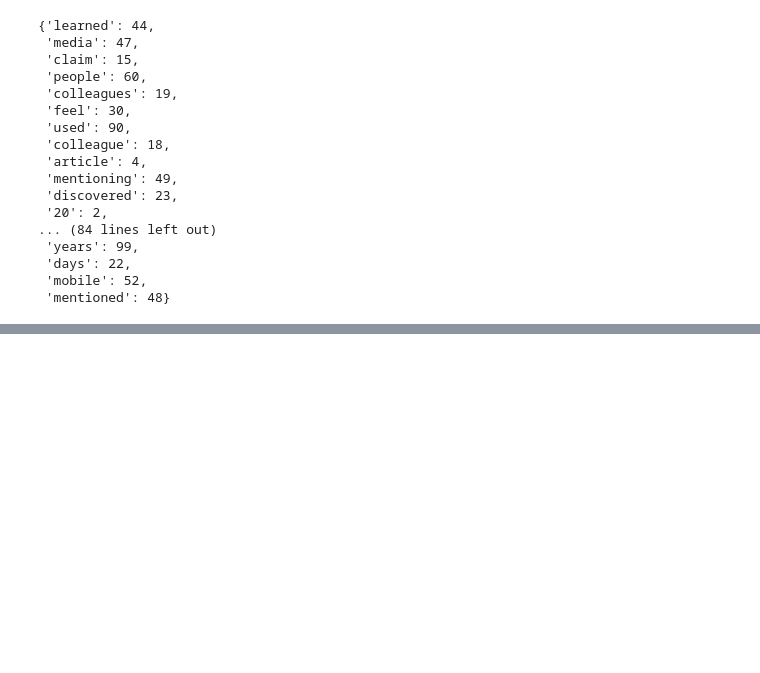
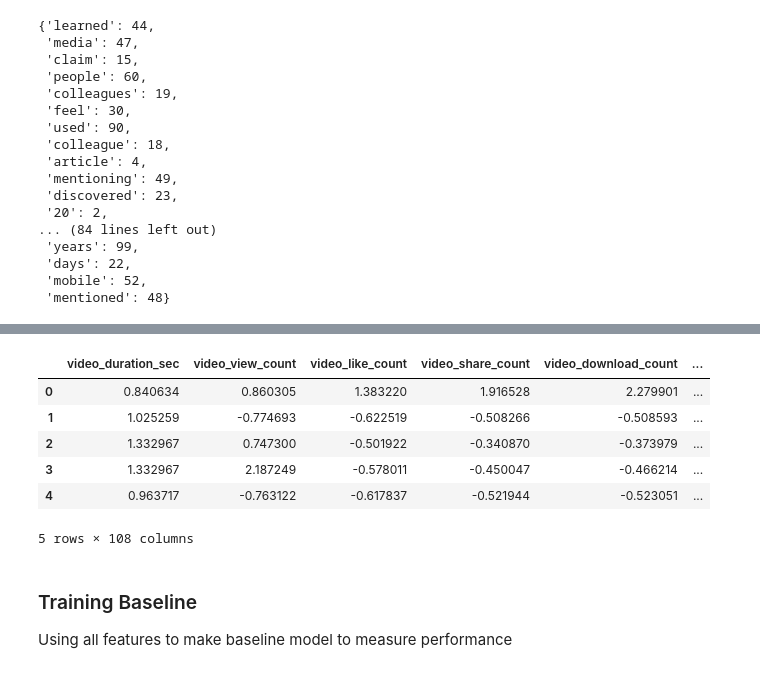
Before and after one commit to Takosaga/fall_24, a Jupyter notebook: machine_learning_and_predictive_analytics/detecting_suspicious_tiktok_content_creators/notebooks/report.ipynb, the cells around one changed output, grey strips where cells are left out. Drawn from its saved outputs; the diff is of its cells as text; code cells hidden in the pictures; blank space fills up the shorter version.

Commit message:
feat: baseline added

```diff
--- a/machine_learning_and_predictive_analytics/detecting_suspicious_tiktok_content_creators/notebooks/report.ipynb
+++ b/machine_learning_and_predictive_analytics/detecting_suspicious_tiktok_content_creators/notebooks/report.ipynb
@@ -269,3 +273,9 @@ text_transformer.vocabulary_
  'days': 22,
  'mobile': 52,
  'mentioned': 48}
+# %%
+# Get the vocabulary as a dictionary
+vocab = text_transformer.vocabulary_
+
+# Create text column names using the actual words
+text_cols = [key for key, value in sorted(vocab.items(), key=lambda x: x[1])]
@@ -271,0 +302,28 @@ text_transformer.vocabulary_
+# %%
+# transformed df
+X_transformed = np.hstack([
+    numeric_data,
+    categorical_data.toarray(),
+    text_data.toarray()
+])
+# %%
+
+# Combine column names
+numeric_cols = numeric_features
+categorical_cols = categorical_transformer.get_feature_names_out(categorical_features)
+
+transformed_columns = list(numeric_cols) + list(categorical_cols) + text_cols
+# %%
+
+# Create DataFrame
+X_train_transformed = pd.DataFrame(X_transformed, columns=transformed_columns)
+# %%
+X_train_transformed.head()
+# %% [output]
+|  | video_duration_sec | video_view_count | video_like_count | video_share_count | video_download_count | ... |
+| 0 | 0.840634 | 0.860305 | 1.383220 | 1.916528 | 2.279901 | ... |
+| 1 | 1.025259 | -0.774693 | -0.622519 | -0.508266 | -0.508593 | ... |
+| 2 | 1.332967 | 0.747300 | -0.501922 | -0.340870 | -0.373979 | ... |
+| 3 | 1.332967 | 2.187249 | -0.578011 | -0.450047 | -0.466214 | ... |
+| 4 | 0.963717 | -0.763122 | -0.617837 | -0.521944 | -0.523051 | ... |
+5 rows × 108 columns
@@ -271,0 +342,3 @@ text_transformer.vocabulary_
+# %% [markdown]
+### Training Baseline
+Using all features to make baseline model to measure performance
```
Also changed, not shown: parts of 9 cells of this notebook.
